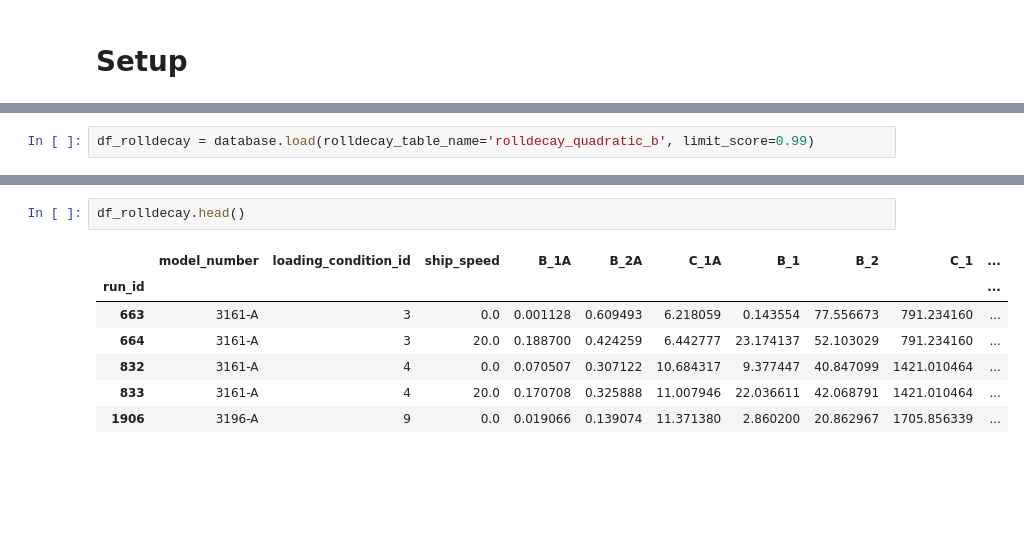
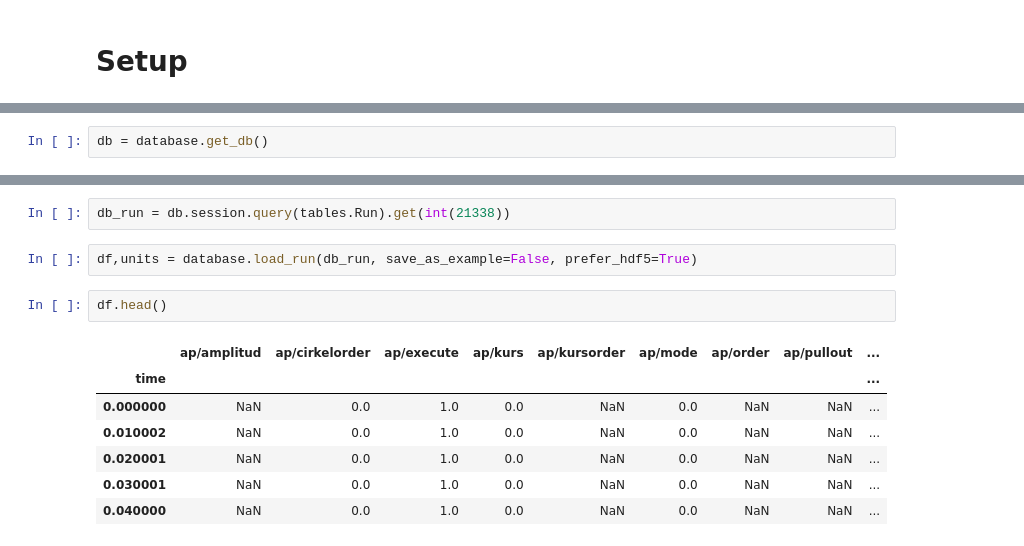
Before and after one commit to martinlarsalbert/Prediction-of-roll-motion-using-fully-nonlinear-potential-flow-and-Ikedas-method, a Jupyter notebook: notebooks/01.1_select_suitable_MDL_test.ipynb, the cells around one changed output, grey strips where cells are left out. Cells and saved outputs as stored; diff of their text form; blank space fills up the shorter version.

```diff
--- a/notebooks/01.1_select_suitable_MDL_test.ipynb
+++ b/notebooks/01.1_select_suitable_MDL_test.ipynb
@@ -72,2 +72,0 @@ The autoreload extension is already loaded. To reload it, use:
-# %%
-df_rolldecay = database.load(rolldecay_table_name='rolldecay_quadratic_b', limit_score=0.99)
@@ -73,0 +75,2 @@ df_rolldecay = database.load(rolldecay_table_name='rolldecay_quadratic_b', limit
+# %%
+db = database.get_db()
@@ -74,10 +95,14 @@ df_rolldecay = database.load(rolldecay_table_name='rolldecay_quadratic_b', limit
+# %%
+db_run = db.session.query(tables.Run).get(int(21338))
+# %%
+df,units = database.load_run(db_run, save_as_example=False, prefer_hdf5=True)
 # %%
-df_rolldecay.head()
+df.head()
 # %% [output]
-|  | model_number | loading_condition_id | ship_speed | B_1A | B_2A | C_1A | B_1 | B_2 | C_1 | ... |
-| run_id |  |  |  |  |  |  |  |  |  | ... |
-| 663 | 3161-A | 3 | 0.0 | 0.001128 | 0.609493 | 6.218059 | 0.143554 | 77.556673 | 791.234160 | ... |
-| 664 | 3161-A | 3 | 20.0 | 0.188700 | 0.424259 | 6.442777 | 23.174137 | 52.103029 | 791.234160 | ... |
-| 832 | 3161-A | 4 | 0.0 | 0.070507 | 0.307122 | 10.684317 | 9.377447 | 40.847099 | 1421.010464 | ... |
-| 833 | 3161-A | 4 | 20.0 | 0.170708 | 0.325888 | 11.007946 | 22.036611 | 42.068791 | 1421.010464 | ... |
-| 1906 | 3196-A | 9 | 0.0 | 0.019066 | 0.139074 | 11.371380 | 2.860200 | 20.862967 | 1705.856339 | ... |
+|  | ap/amplitud | ap/cirkelorder | ap/execute | ap/kurs | ap/kursorder | ap/mode | ap/order | ap/pullout | ... |
+| time |  |  |  |  |  |  |  |  | ... |
+| 0.000000 | NaN | 0.0 | 1.0 | 0.0 | NaN | 0.0 | NaN | NaN | ... |
+| 0.010002 | NaN | 0.0 | 1.0 | 0.0 | NaN | 0.0 | NaN | NaN | ... |
+| 0.020001 | NaN | 0.0 | 1.0 | 0.0 | NaN | 0.0 | NaN | NaN | ... |
+| 0.030001 | NaN | 0.0 | 1.0 | 0.0 | NaN | 0.0 | NaN | NaN | ... |
+| 0.040000 | NaN | 0.0 | 1.0 | 0.0 | NaN | 0.0 | NaN | NaN | ... |
```
Also changed, not shown: parts of 7 cells of this notebook, 4 other files.
